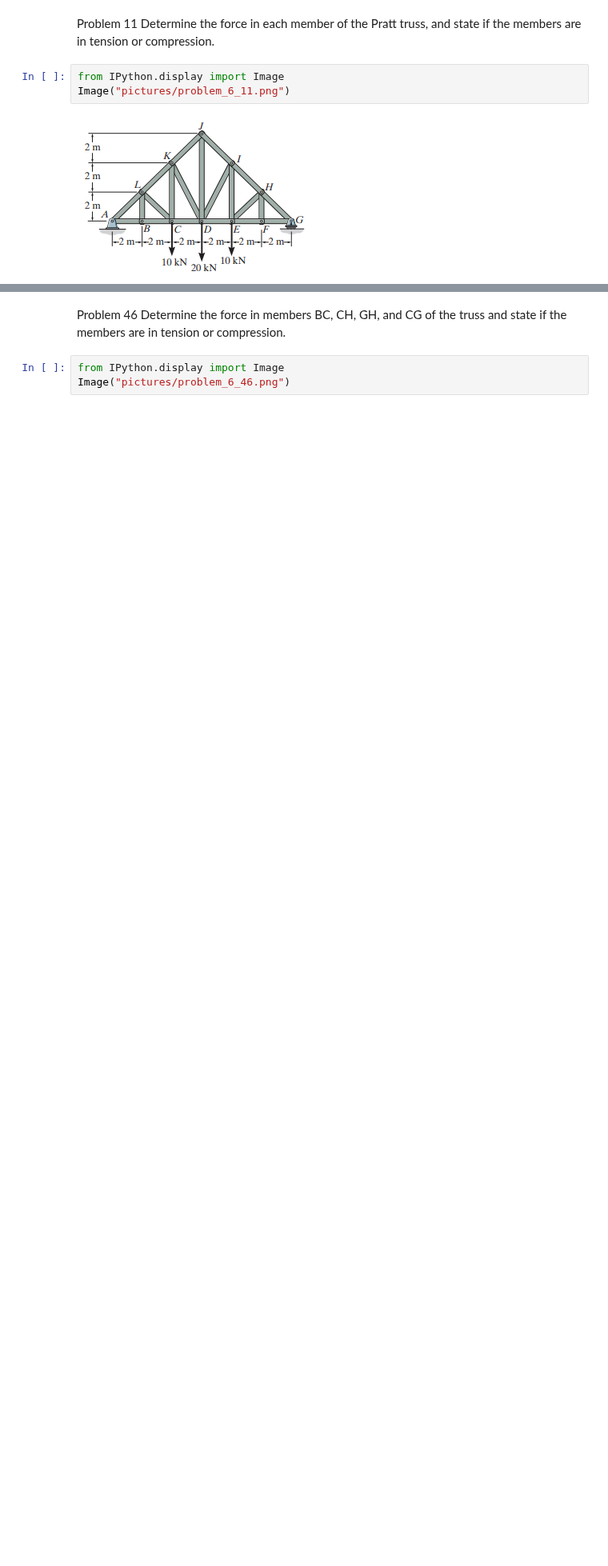
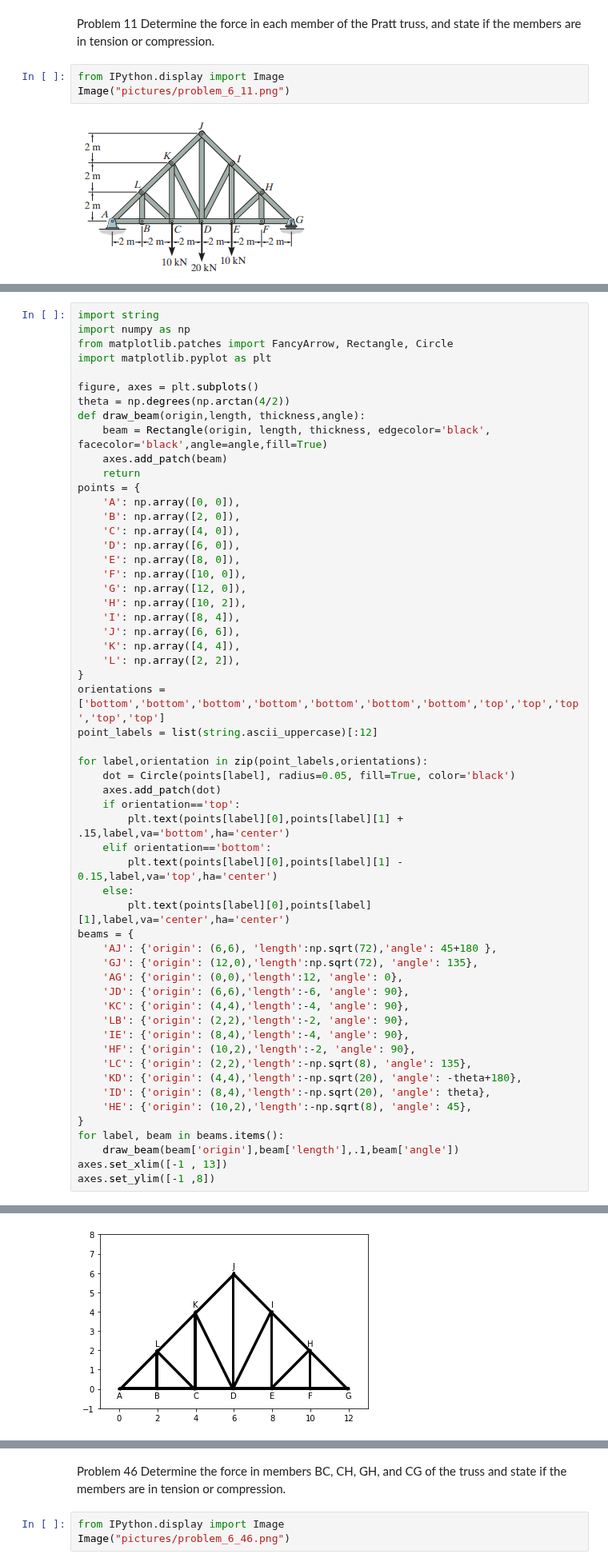
Before and after one commit to michaelhotchkiss/Statics, a Jupyter notebook: Chapter 6 - Structual Analysis.ipynb, the cells around one changed output, grey strips where cells are left out. Shown at 80% size. Saved outputs shown, nothing was run; the diff lists cells and outputs as text; blank space fills up the shorter version.

```diff
--- a/Chapter 6 - Structual Analysis.ipynb
+++ b/Chapter 6 - Structual Analysis.ipynb
@@ -105,0 +45,57 @@ F_BL = 0
+# %%
+import string
+import numpy as np
+from matplotlib.patches import FancyArrow, Rectangle, Circle
+import matplotlib.pyplot as plt
+
+figure, axes = plt.subplots()
+theta = np.degrees(np.arctan(4/2))
+def draw_beam(origin,length, thickness,angle):
+    beam = Rectangle(origin, length, thickness, edgecolor='black', facecolor='black',angle=angle,fill=True)
+    axes.add_patch(beam)
+    return
+points = {
+    'A': np.array([0, 0]),
+    'B': np.array([2, 0]),
+    'C': np.array([4, 0]),
+    'D': np.array([6, 0]),
+    'E': np.array([8, 0]),
+    'F': np.array([10, 0]),
+    'G': np.array([12, 0]),
+    'H': np.array([10, 2]),
+    'I': np.array([8, 4]),
+    'J': np.array([6, 6]),
+    'K': np.array([4, 4]),
+    'L': np.array([2, 2]),
+}
+orientations = ['bottom','bottom','bottom','bottom','bottom','bottom','bottom','top','top','top','top','top']
+point_labels = list(string.ascii_uppercase)[:12]
+
+for label,orientation in zip(point_labels,orientations):
+    dot = Circle(points[label], radius=0.05, fill=True, color='black')
+    axes.add_patch(dot)
+    if orientation=='top':
+        plt.text(points[label][0],points[label][1] + .15,label,va='bottom',ha='center')
+    elif orientation=='bottom':
+        plt.text(points[label][0],points[label][1] - 0.15,label,va='top',ha='center')
+    else:
+        plt.text(points[label][0],points[label][1],label,va='center',ha='center')
+beams = {
+    'AJ': {'origin': (6,6), 'length':np.sqrt(72),'angle': 45+180 },
+    'GJ': {'origin': (12,0),'length':np.sqrt(72), 'angle': 135},
+    'AG': {'origin': (0,0),'length':12, 'angle': 0},
+    'JD': {'origin': (6,6),'length':-6, 'angle': 90},
+    'KC': {'origin': (4,4),'length':-4, 'angle': 90},
+    'LB': {'origin': (2,2),'length':-2, 'angle': 90},
+    'IE': {'origin': (8,4),'length':-4, 'angle': 90},
+    'HF': {'origin': (10,2),'length':-2, 'angle': 90},
+    'LC': {'origin': (2,2),'length':-np.sqrt(8), 'angle': 135},
+    'KD': {'origin': (4,4),'length':-np.sqrt(20), 'angle': -theta+180},
+    'ID': {'origin': (8,4),'length':-np.sqrt(20), 'angle': theta},
+    'HE': {'origin': (10,2),'length':-np.sqrt(8), 'angle': 45},
+}
+for label, beam in beams.items():
+    draw_beam(beam['origin'],beam['length'],.1,beam['angle'])
+axes.set_xlim([-1 , 13])
+axes.set_ylim([-1 ,8])
+# %% [output]
@@ -105,0 +103 @@ F_BL = 0
+[figure, added]
```
Also changed, not shown: parts of 7 cells of this notebook, 3 other files.
